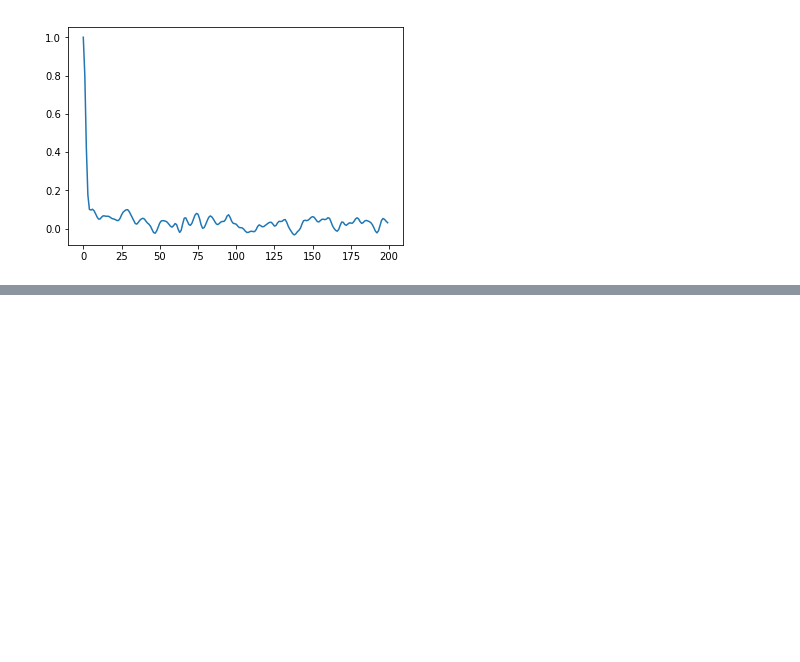
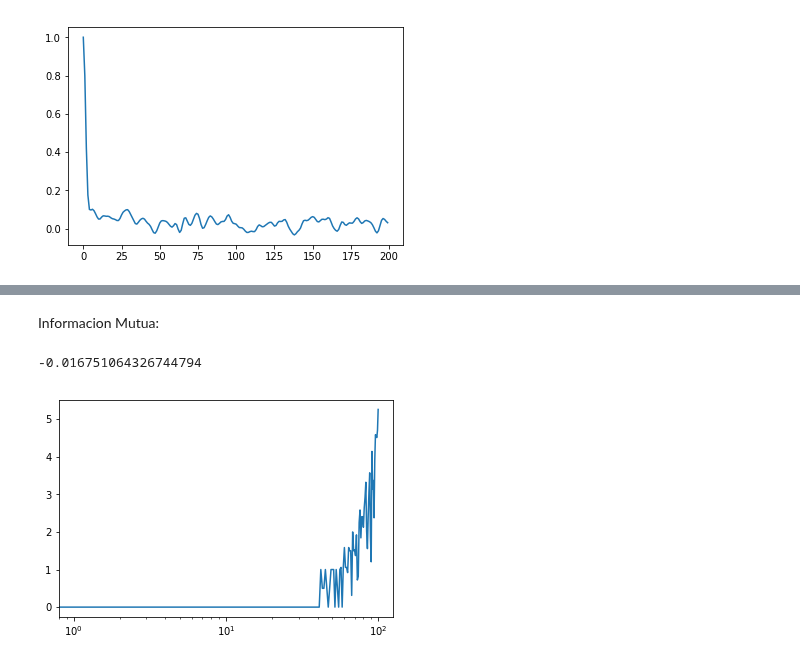
Before and after one commit to MascittiJA/CienciaDatos, a Jupyter notebook: tp6/tp6.ipynb, the cells around one changed output, grey strips where cells are left out. Saved outputs shown, nothing was run; the diff lists cells and outputs as text; code cells hidden in the pictures; blank space fills up the shorter version.

```diff
--- a/tp6/tp6.ipynb
+++ b/tp6/tp6.ipynb
@@ -111,7 +117,7 @@ len(tokens)
 # %%
 words = ['plants', 'instinct', 'for']
 
-def generate_apparitions_vector(word):
+def generate_apparitions_vector(word,tokens):
     return [i for i, x in enumerate(tokens) if x == word]
 
 std = 50
@@ -184,9 +190,9 @@ def calculate_ro_vector(apparitions):
     return ro_vector
 
 
-def graficos(words):
+def graficos(words,tokens):
     for word in words:
-        apparitions = generate_apparitions_vector(word)
+        apparitions = generate_apparitions_vector(word,tokens)
 
         ro_vector = calculate_ro_vector(apparitions)
 
@@ -310,0 +283,14 @@ m, n, N, P 20 72 209609 64
+# %%
+app_dicc = {}
+
+for w in set(tokens):
+    app_dicc[w] = len(generate_apparitions_vector(w,tokens))
+
+apariciones = sorted(app_dicc.items(), key=lambda x:x[1])
+# %%
+app_dicc = {}
+
+for w in set(tokens2):
+    app_dicc[w] = len(generate_apparitions_vector(w,tokens2))
+
+apariciones2 = sorted(app_dicc.items(), key=lambda x:x[1])
@@ -310,0 +299,12 @@ m, n, N, P 20 72 209609 64
+# %%
+palabras2 = [apariciones2[i][0] for i in np.arange(0, len(apariciones2), len(apariciones2)//100)]
+# %% [markdown]
+Informacion Mutua:
+# %%
+sum(map(lambda w: mutual_information(w,tokens), palabras))
+# %% [output]
+-0.016751064326744794
+# %%
+entropy_plot(palabras2,tokens2)
+# %% [output]
+[figure, added]
```
Also changed, not shown: parts of 10 cells of this notebook.
